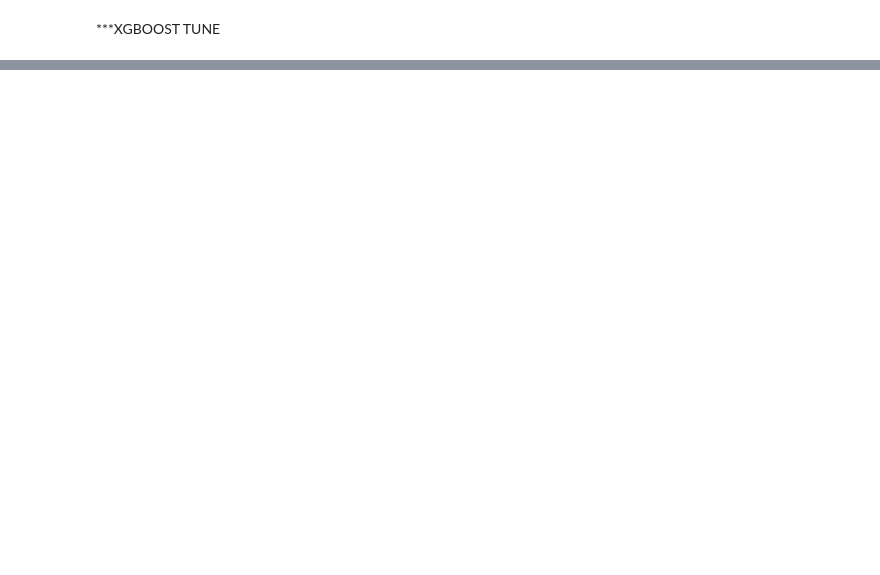
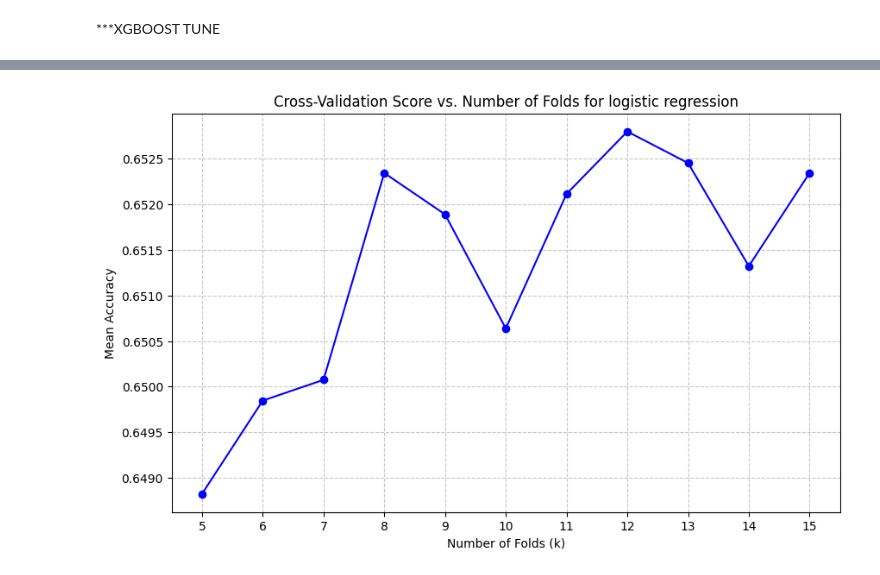
Before and after one commit to alexakiszach/Ml_project_ecomerce, a Jupyter notebook: original pipeline.ipynb, the cells around one changed output, grey strips where cells are left out. Saved outputs shown, nothing was run; the diff lists cells and outputs as text; code cells hidden in the pictures; blank space fills up the shorter version.

```diff
--- a/original pipeline.ipynb
+++ b/original pipeline.ipynb
@@ -928,0 +798,20 @@ plt.show()
+# %%
+fold_range = range(5, 16)
+cv_scores = []
+
+# 3. Iterate through folds and calculate mean CV score
+for k in fold_range:
+    scores = cross_val_score(Tuned_lg, X_train, y_train, cv=k)
+    cv_scores.append(np.mean(scores))
+
+# 4. Create the Plot
+plt.figure(figsize=(10, 6))
+plt.plot(fold_range, cv_scores, marker='o', linestyle='-', color='b')
+plt.title('Cross-Validation Score vs. Number of Folds for logistic regression')
+plt.xlabel('Number of Folds (k)')
+plt.ylabel('Mean Accuracy')
+plt.xticks(fold_range)
+plt.grid(True, linestyle='--', alpha=0.7)
+plt.show()
+# %% [output]
+[figure, added]
```
Also changed, not shown: parts of 40 cells of this notebook.
